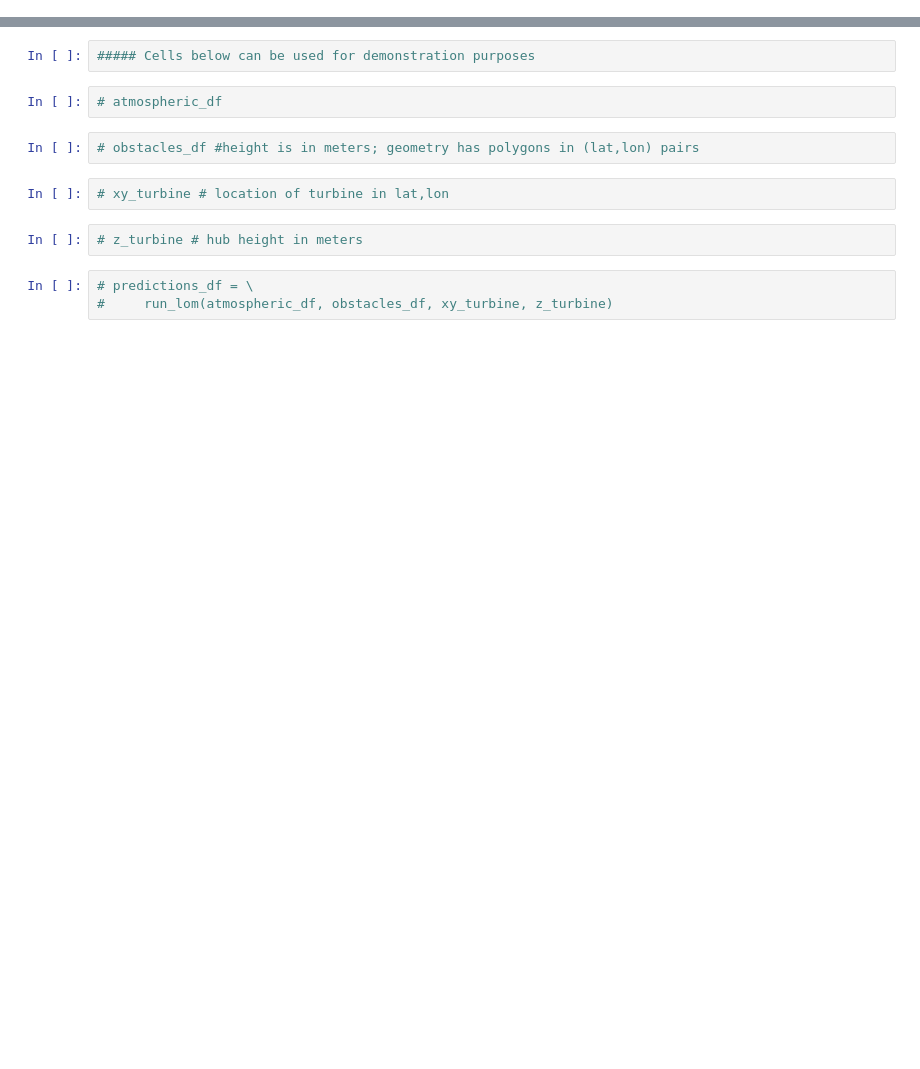
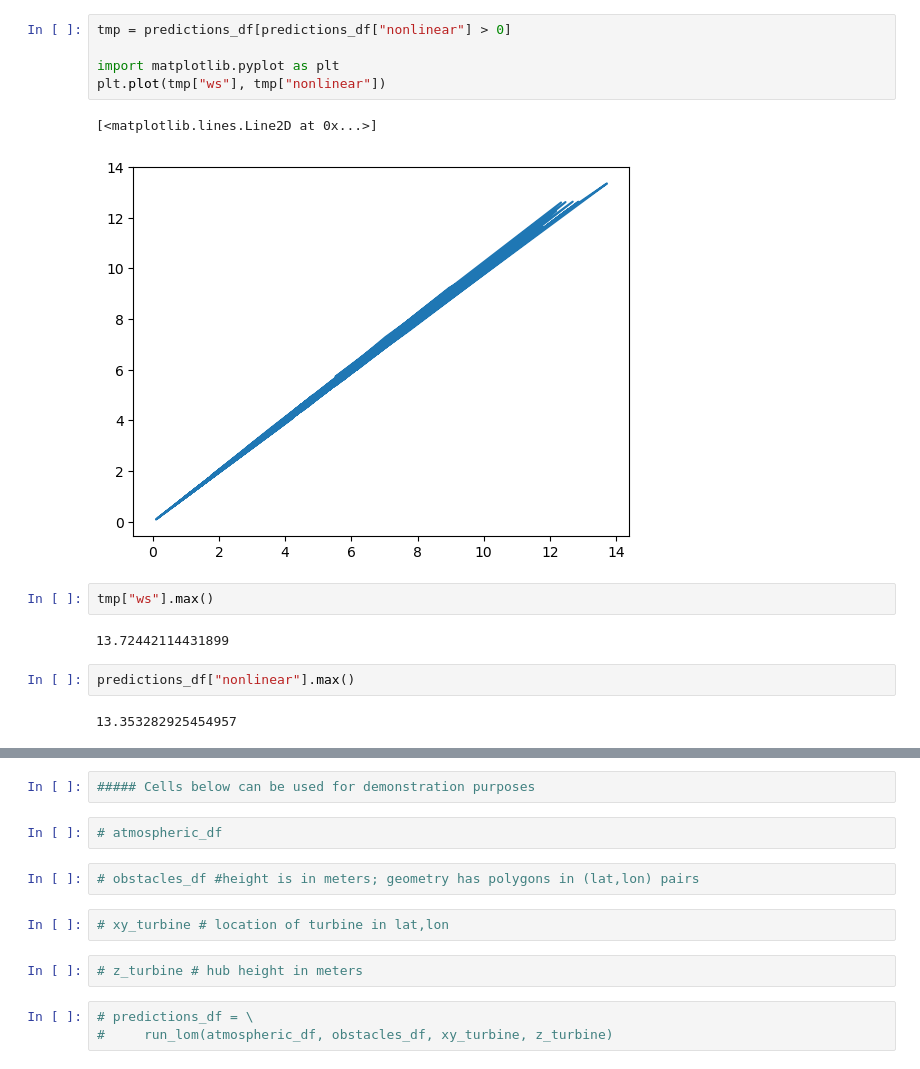
Before and after one commit to NREL/dw-tap, a Jupyter notebook: notebooks/anl-lom-no-hsds.ipynb, the cells around one changed output, grey strips where cells are left out. Saved outputs shown, nothing was run; the diff lists cells and outputs as text; blank space fills up the shorter version.

```diff
--- a/notebooks/anl-lom-no-hsds.ipynb
+++ b/notebooks/anl-lom-no-hsds.ipynb
@@ -50,0 +113,16 @@ Total time: 3.60 (s)
+# %%
+tmp = predictions_df[predictions_df["nonlinear"] > 0]
+
+import matplotlib.pyplot as plt
+plt.plot(tmp["ws"], tmp["nonlinear"])
+# %% [output]
+[<matplotlib.lines.Line2D at 0x...>]
+[figure, added]
+# %%
+tmp["ws"].max()
+# %% [output]
+13.72442114431899
+# %%
+predictions_df["nonlinear"].max()
+# %% [output]
+13.353282925454957
```
Also changed, not shown: parts of 8 cells of this notebook, 21 other files.
